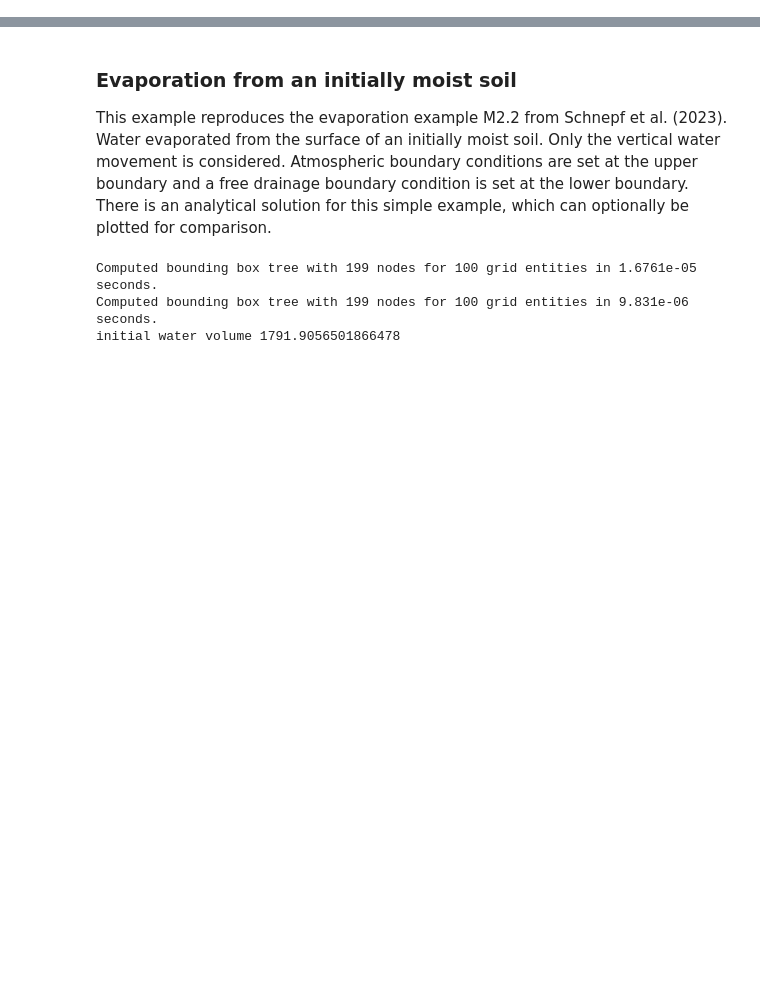
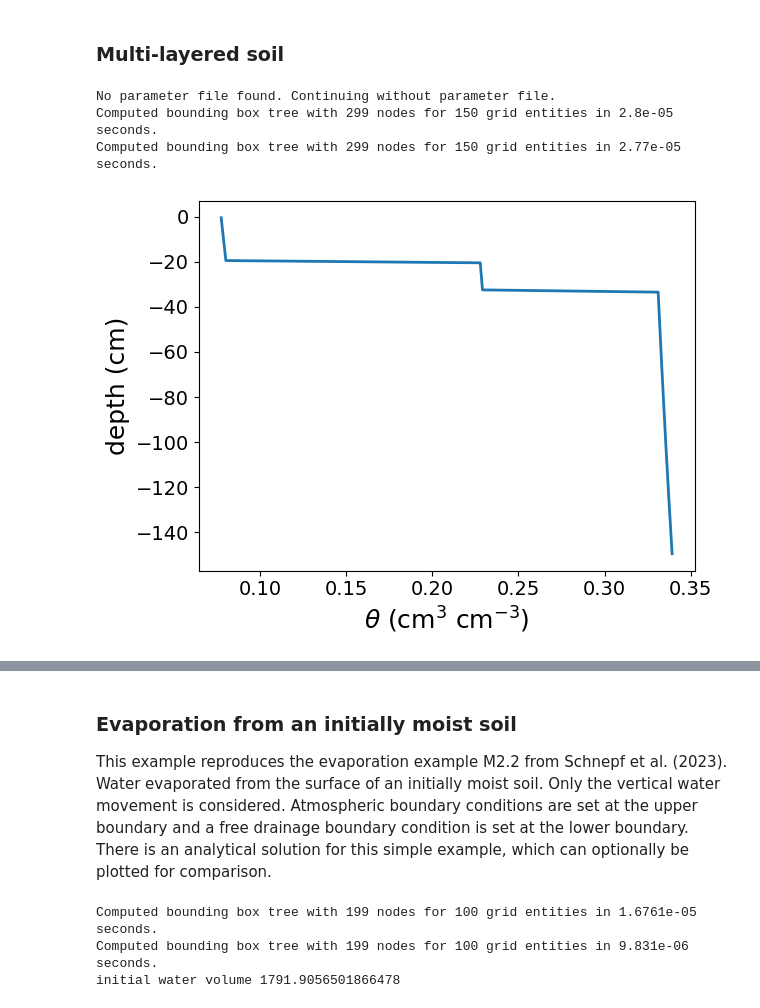
Before and after one commit to Plant-Root-Soil-Interactions-Modelling/CPlantBox, a Jupyter notebook: tutorial/jupyter/summer_school_2025/3_soil_hydraulics.ipynb, the cells around one changed output, grey strips where cells are left out. Saved outputs shown, nothing was run; the diff lists cells and outputs as text; code cells hidden in the pictures; blank space fills up the shorter version.

```diff
--- a/tutorial/jupyter/summer_school_2025/3_soil_hydraulics.ipynb
+++ b/tutorial/jupyter/summer_school_2025/3_soil_hydraulics.ipynb
@@ -28,0 +98,47 @@ from richards_flat import RichardsFlatWrapper  # Python part of cylindrcial
+# %% [markdown]
+### Multi-layered soil
+# %%
+def visualize_soil(soil, layers_ID, layers_pos):
+    min_b = [-1., -1., -150.] # size [cm]
+    max_b = [0., 0., 0.] # size [cm]
+    cell_number = [1, 1, 150] # resolution
+    s = RichardsWrapper(RichardsSPnum())
+    s.initialize()
+    s.createGrid( min_b, max_b, cell_number)
+    s.setHomogeneousIC(-400., equilibrium = True)  # cm pressure head
+    s.setVGParameters(soil)
+    s.setTopBC("noFlux")
+    s.setBotBC("noFlux")
+    # define soil layers
+    s.setLayersZ(layers_ID, layers_pos)
+
+    s.initializeProblem()
+
+    s.solve(1/24/3600)
+    points = s.getDofCoordinates()
+    theta = s.getWaterContent()
+
+    plt.figure(0)
+    plt.plot(theta, points[:, 2], linewidth = 2)
+    plt.xlabel(r'$\theta$ (cm$^3$ cm$^{-3}$)', fontsize = 18)
+    plt.ylabel('depth (cm)', fontsize = 18)
+    plt.xticks(fontsize = 14); plt.yticks(fontsize = 14)
+    plt.show()
+
+# Define Mualem van Genuchten parameters for Selhausen soil profile according to Bauer et al. (2011, table 3, \url{https://doi.org/10.1007/s10533-011-9583-1}) |\label{l61ies:genuchten_a}|
+# theta_r (-), theta_s (-), alpha (1/cm), n (-), Ks (cm d-1)
+l1 = [0.008, 0.389, 0.012, 1.97, 91.68]  # 0-20 cm
+l2 = [0.008, 0.389, 0.023, 1.23, 63.36]  # 20-33 cm
+l3 = [0.008, 0.389, 0.01, 1.1, 10]  # 33-57 cm
+l4 = [0.008, 0.389, 0.01, 1.1, 10]  # 57-120 cm
+soil = [l1, l2, l3, l4] # Combine the hydraulic conductivity vectors from all soil layers to define soil type for simulation
+
+layers_ID = [4, 4, 3, 3, 2, 2, 1, 1]
+layers_pos = [-120., -57., -57., -33., -33, -20, -20, 0]
+
+visualize_soil(soil, layers_ID, layers_pos)
+# %% [output]
+No parameter file found. Continuing without parameter file.
+Computed bounding box tree with 299 nodes for 150 grid entities in 2.8e-05 seconds.
+Computed bounding box tree with 299 nodes for 150 grid entities in 2.77e-05 seconds.
+[figure, added]
```
Also changed, not shown: parts of 16 cells of this notebook, 2 other files.
